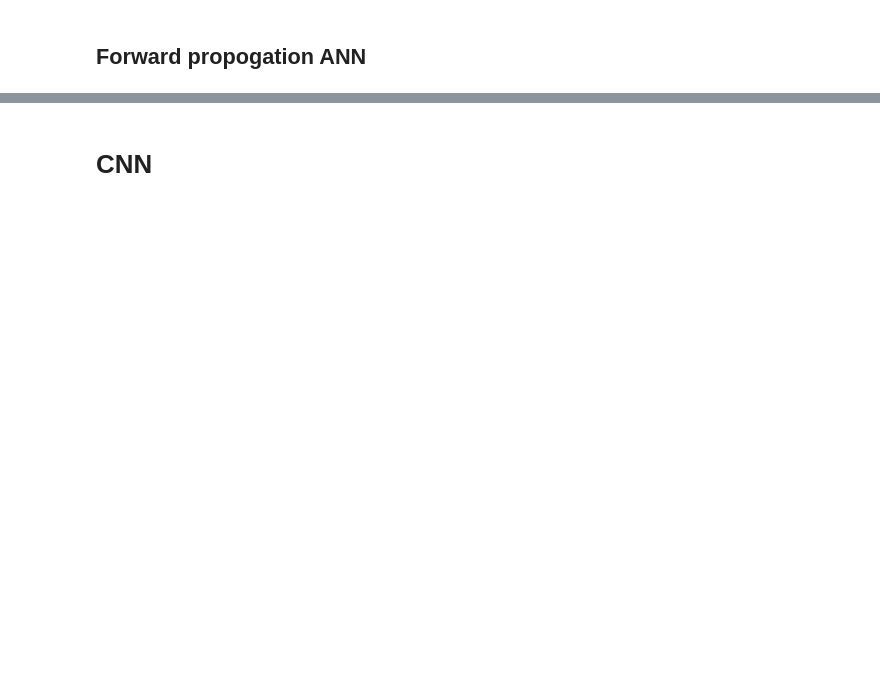
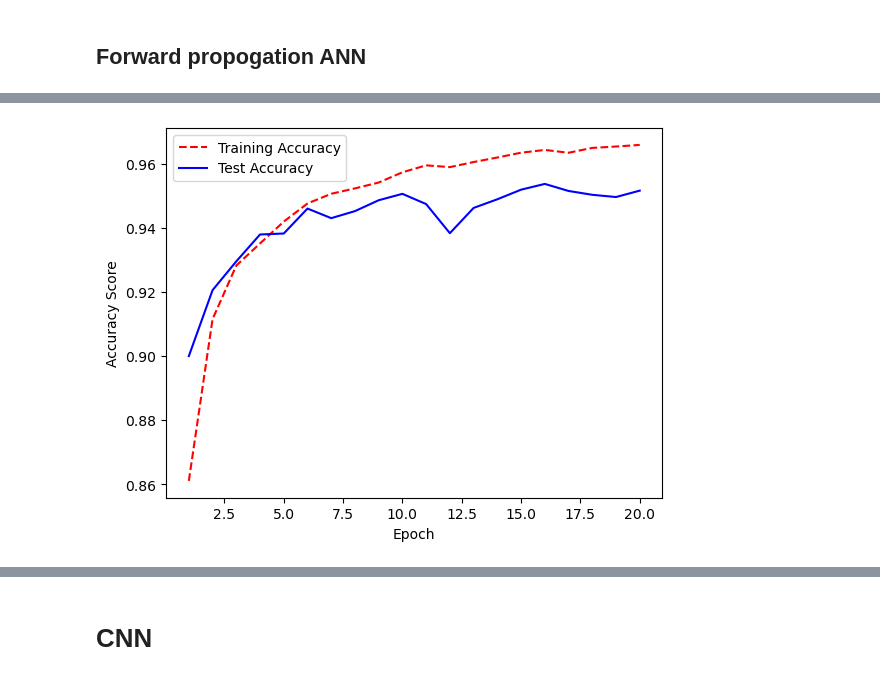
Before and after one commit to Juliet-Blue/ADA-BDSP-CA1-Handwriting-MNIST, a Jupyter notebook: MNIST Keras.ipynb, the cells around one changed output, grey strips where cells are left out. Drawn from its saved outputs; the diff is of its cells as text; code cells hidden in the pictures; blank space fills up the shorter version.

```diff
--- a/MNIST Keras.ipynb
+++ b/MNIST Keras.ipynb
@@ -159,3 +132,8 @@ plt.show();
+# %%
+#figacc =
+NNaccuracyplot(history)
+# %% [output]
+[figure, added]
 # %%
 model = keras.Sequential([
     keras.layers.Flatten(input_shape=(28, 28)),
```
Also changed, not shown: parts of 47 cells of this notebook, 1 other file.
